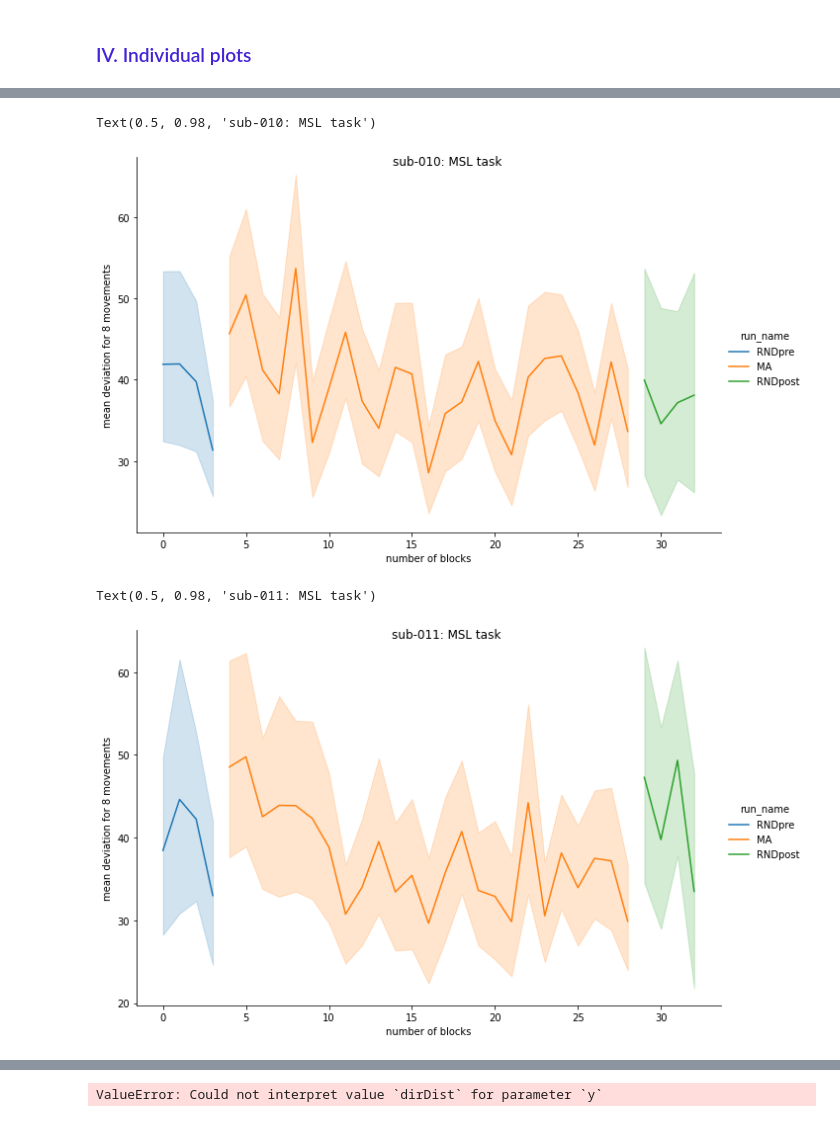
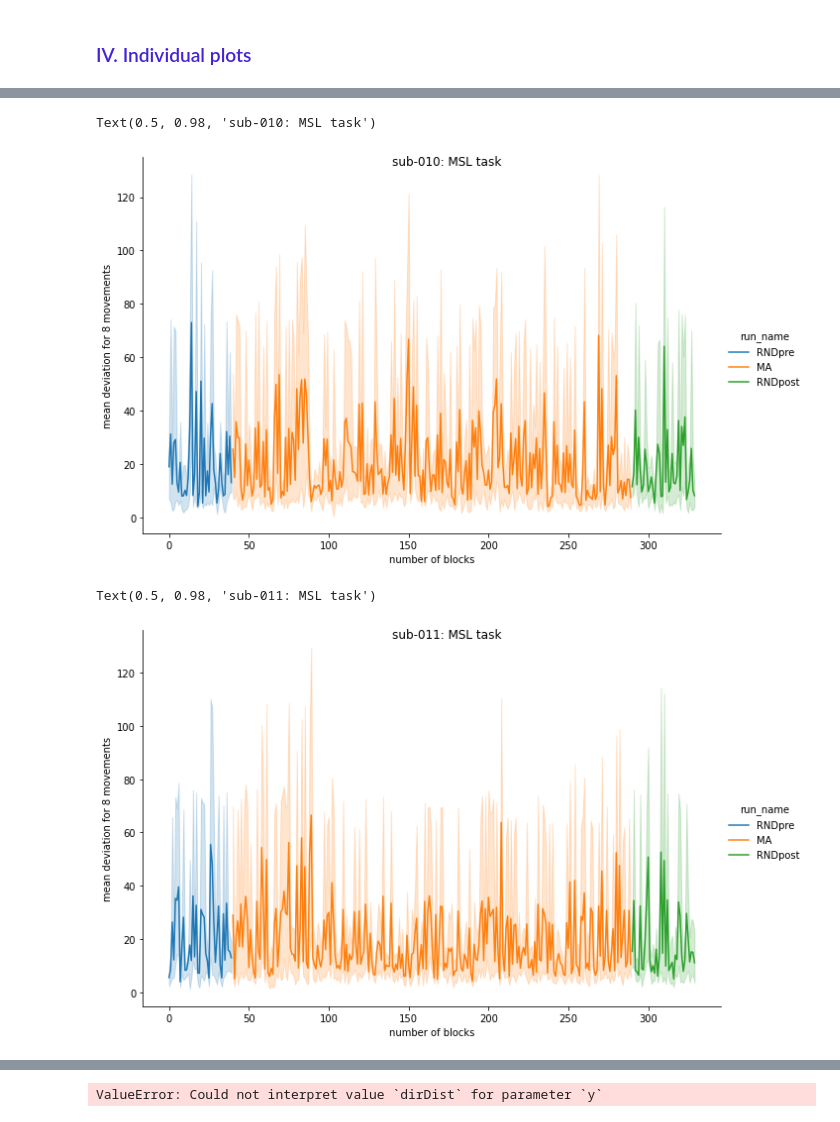
Before and after one commit to CarolineLndl/pilot_project_MAMSL_analyses, a Jupyter notebook: notebook/3_analyses.ipynb, the cells around one changed output, grey strips where cells are left out. Drawn from its saved outputs; the diff is of its cells as text; code cells hidden in the pictures.

```diff
--- a/notebook/3_analyses.ipynb
+++ b/notebook/3_analyses.ipynb
@@ -22,8 +22,8 @@ from movement_analyses import Movement_analyses
 with open('../config/config_MAMSL.json') as config_file: # the notebook should be in 'xx/notebook/' folder #config_proprio
     config = json.load(config_file) # load config file should be open first and the path inside modified
 
-config["list_subjects"]={"sub-008":{"sess01":"MA"}}#,"sub-009":{"sess01":"MA"},"sub-010":{"sess01":"MA"},"sub-011":{"sess01":"MA"},"sub-012":{"sess01":"MA"}}
-config["subjects_acq"]={"sub-008":{"sess01":["RNDpre","MA","RNDpost"]}}#,"sub-009":{"sess01":["RNDpre","MA","RNDpost"]},"sub-010":{"sess01":["RNDpre","MA","RNDpost"]},"sub-011":{"sess01":["RNDpre","MA","RNDpost"]},"sub-012":{"sess01":["RNDpre","MA","RNDpost"]}}
+config["list_subjects"]={"sub-009":{"sess01":"MA"}}#,"sub-010":{"sess01":"MA"},"sub-011":{"sess01":"MA"},"sub-012":{"sess01":"MA"}}
+config["subjects_acq"]={"sub-009":{"sess01":["RNDpre","MA","RNDpost"]}}#,"sub-010":{"sess01":["RNDpre","MA","RNDpost"]},"sub-011":{"sess01":["RNDpre","MA","RNDpost"]},"sub-012":{"sess01":["RNDpre","MA","RNDpost"]}}
 
 mvmt_ana=Movement_analyses(config) # initialize the function
 
@@ -41,9 +44,10 @@ for subject_name in config["list_subjects"]:
     movementKin[subject_name]={}; trialKin[subject_name]={}
     sess="MA"
     movementKin[subject_name][sess]={}; trialKin[subject_name][sess]={}
-    for run_name in ["RNDpre","MA","RNDpost"]:#,"RNDpost"]:#,"MA","RNDpost"]:
+    for run_name in ["RNDpre","MA","RNDpost"]:#,"MA","RNDpost"]:
         #movement_table[subject_name][sess][run_name]=mvmt_ana.reachAngles(calib_table[subject_name][sess],movement_table[subject_name][sess][run_name],trial_table[subject_name][sess][run_name])
         #test=mvmt_ana.kinematic(calib_table[subject_name][sess],movement_table[subject_name][sess][run_name],trial_table[subject_name][sess][run_name])
 
-        movementKin[subject_name][sess][run_name],trialKin[subject_name][sess][run_name]=mvmt_ana.kinematics(movement_table[subject_name][sess][run_name],trial_table[subject_name][sess][run_name],run_name,kinematics=False)
+        movementKin[subject_name][sess][run_name],trialKin[subject_name][sess][run_name]=mvmt_ana.kinematics(movement_table[subject_name][sess][run_name],trial_table[subject_name][sess][run_name],run_name,kinematics=True)
+        #movementKin[subject_name][sess][run_name],trialKin[subject_name][sess][run_name]=mvmt_ana.kinematics(movement_sub,trial_sub,run_name,kinematics=False)
 # %% [output]
@@ -53,12 +70,18 @@ sub-008
 # %%
 #loop for each subjects --------------------
 mean_bySeq_concat={}
+config["list_subjects"]={"sub-009":{"sess01":"MA"}}#,"sub-010":{"sess01":"MA"},"sub-011":{"sess01":"MA"},"sub-011":{"sess01":"MA"},"sub-012":{"sess01":"MA"}}
+config["subjects_acq"]={"sub-009":{"sess01":["RNDpre","MA","RNDpost"]}}#,"sub-010":{"sess01":["RNDpre","MA","RNDpost"]},"sub-011":{"sess01":["RNDpre","MA","RNDpost"]},"sub-012":{"sess01":["RNDpre","MA","RNDpost"]}}
+
 for subject_name in config["list_subjects"]:
+
     mean_bySeq_concat[subject_name]={}
     for sess_nb in range(0,len(config["list_subjects"][subject_name])):
         sess=config["list_subjects"][subject_name]["sess0" + str(sess_nb+1)] # name of the session for that participant
 
-        mean_bySeq_concat[subject_name][sess]=pd.concat([trialKin[subject_name][sess]["RNDpre"],trialKin[subject_name][sess][config["list_subjects"][subject_name]["sess01"]],trialKin[subject_name][sess]["RNDpost"]])
+        mean_bySeq_concat[subject_name][sess]=pd.concat([trialKin[subject_name][sess]["RNDpre"][trialKin[subject_name][sess]["RNDpre"]["remove_seq"]==0],
+                                                         trialKin[subject_name][sess][config["list_subjects"][subject_name]["sess0" + str(sess_nb+1)]][trialKin[subject_name][sess][config["list_subjects"][subject_name]["sess0" + str(sess_nb+1)]]["remove_seq"]==0],
+                                                         trialKin[subject_name][sess]["RNDpost"][trialKin[subject_name][sess]["RNDpost"]["remove_seq"]==0]])
 
         # Reset the index
         mean_bySeq_concat[subject_name][sess]= mean_bySeq_concat[subject_name][sess].reset_index(drop=True)
@@ -141,17 +202,17 @@ Text(0.5, 0.98, 'sub-009: MSL task')
 # %%
-plot=sns.relplot(x="blockRun", y="lineDev",hue="run_name",data=mean_bySeq_concat["sub-010"]["MA"],kind="line", height=6, aspect=1.5)
+plot=sns.relplot(x="seqRun", y="lineDev",hue="run_name",data=mean_bySeq_concat["sub-010"]["MA"],kind="line", height=6, aspect=1.5)
 plot.set_axis_labels('number of blocks', 'mean deviation for 8 movements')
 plot.fig.suptitle('sub-010: MSL task')
 #plt.ylim(1, 5)  # Set the y-axis limits from 0 to 10
 # %% [output]
 Text(0.5, 0.98, 'sub-010: MSL task')
-[figure, old version]
+[figure, new version]
 # %%
-plot=sns.relplot(x="blockRun", y="lineDev",hue="run_name",data=mean_bySeq_concat["sub-011"]["MA"],kind="line", height=6, aspect=1.5)
+plot=sns.relplot(x="seqRun", y="lineDev",hue="run_name",data=mean_bySeq_concat["sub-011"]["MA"],kind="line", height=6, aspect=1.5)
 plot.set_axis_labels('number of blocks', 'mean deviation for 8 movements')
 plot.fig.suptitle('sub-011: MSL task')
 #plt.ylim(1, 5)  # Set the y-axis limits from 0 to 10
 # %% [output]
 Text(0.5, 0.98, 'sub-011: MSL task')
-[figure, old version]
+[figure, new version]
 # %%
```
Also changed, not shown: parts of 17 cells of this notebook, 6 other files.
